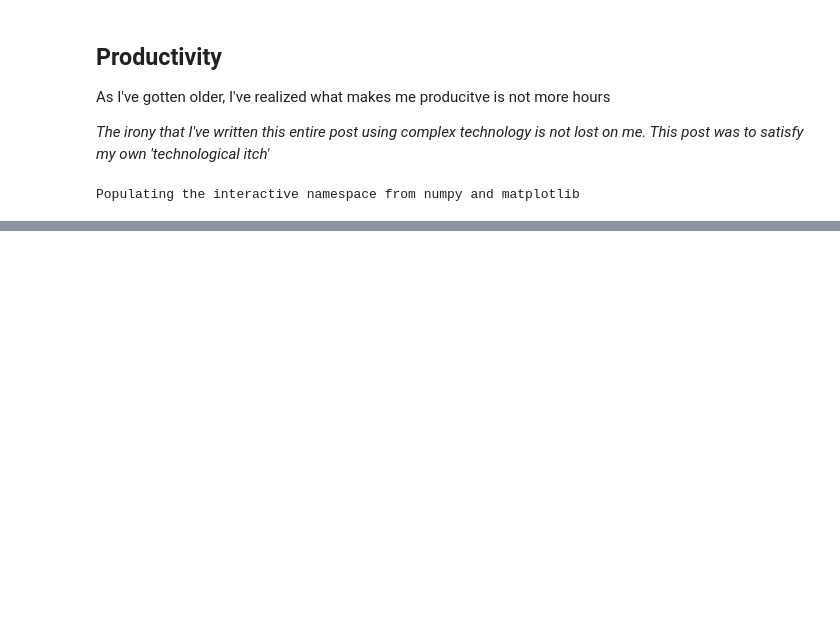
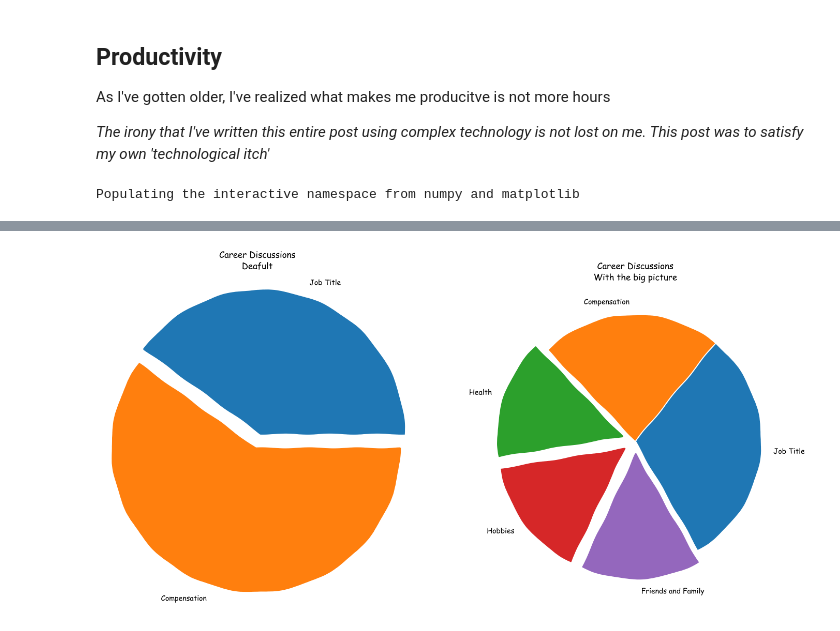
Before and after one commit to idvorkin/jupyter, a Jupyter notebook: ProductivityGraphs.ipynb, the cells around one changed output, grey strips where cells are left out. Cells and saved outputs as stored; diff of their text form; code cells hidden in the pictures; blank space fills up the shorter version.

Commit message:
Update prod graphs

```diff
--- a/ProductivityGraphs.ipynb
+++ b/ProductivityGraphs.ipynb
@@ -91,0 +90,33 @@ plt.show()
+# %%
+plt.xkcd()
+height_in_inches = 12
+mpl.rc("figure", figsize=(2 * height_in_inches, height_in_inches))
+
+# Pie chart, where the slices will be ordered and plotted counter-clockwise:
+
+fig1,  (career_pie, life_pie) = plt.subplots(1, 2)
+
+career_pie.axis(
+    "equal"
+)  # Equal aspect ratio ensures that pie is drawn as a circle.
+
+labels = ["Job Title", "Compensation"]
+sizes = [40, 60]
+explode = [0.1,0]
+career_pie.pie(sizes, explode=explode, labels=labels, startangle=0)
+career_pie.set_title("Career Discussions\nDeafult")
+career_pie.axis("equal")  # Equal aspect ratio ensures that pie is drawn as a circle.
+
+labels = ["Job Title", "Compensation", "Health", "Hobbies", "Friends and Family"]
+sizes = [20, 15, 10, 10, 10]
+explode = (0.0, 0, 0.1, 0.1, 0.1)  # only "explode" the 2nd slice (i.e. 'Hogs')
+life_pie.set_title("Career Discussions\nWith the big picture")
+life_pie.pie(sizes, explode=explode, labels=labels, startangle=300)
+
+# plt.subplots_adjust(left=None, bottom=None, right=None, top=None, wspace=None, hspace=None)
+#  plt.subplots_adjust(hspace=1)k
+
+
+plt.show()
+# %% [output]
+[figure, added]
```
Also changed, not shown: parts of 2 cells of this notebook.
